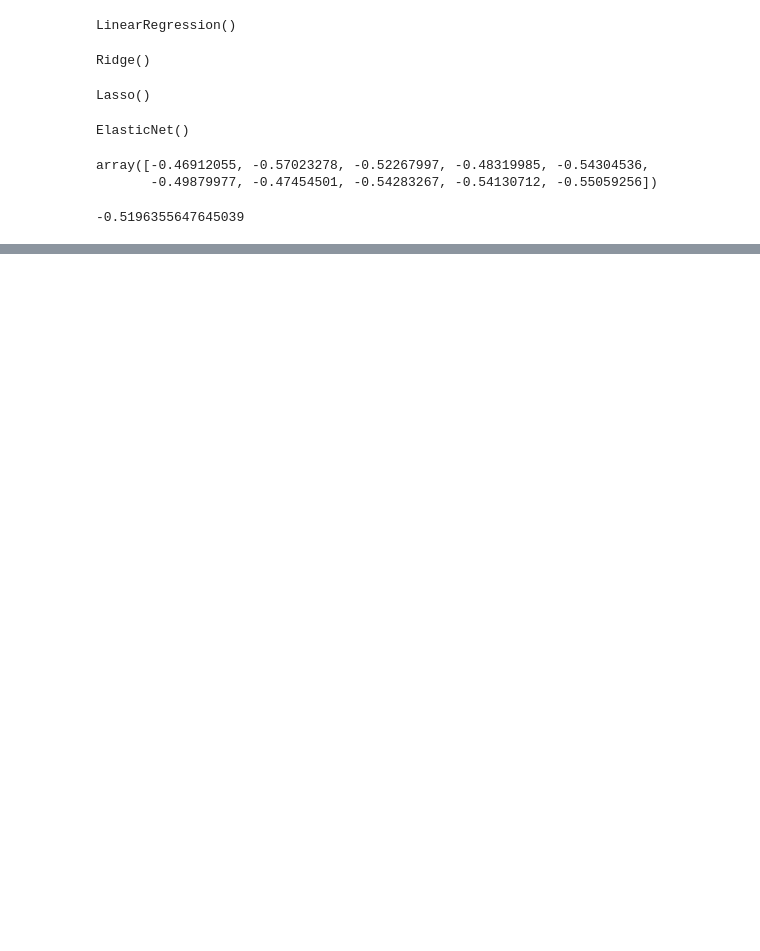
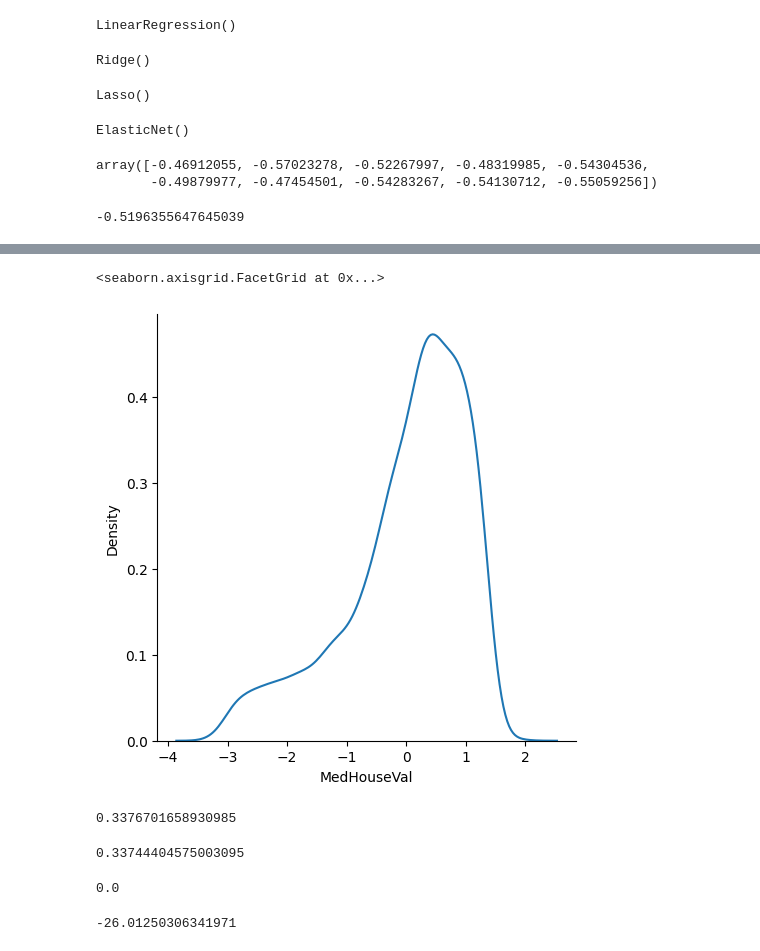
Before and after one commit to deepakalur4/Superivised-ML-Algo-Practical-implementation, a Jupyter notebook: Linear_Regression.ipynb, the cells around one changed output, grey strips where cells are left out. Cells and saved outputs as stored; diff of their text form; code cells hidden in the pictures; blank space fills up the shorter version.

```diff
--- a/Linear_Regression.ipynb
+++ b/Linear_Regression.ipynb
@@ -206,0 +222,5 @@ Elastic_net_model_pred=elastic_net_model.predict(X_test)
+# %%
+sns.displot(Elastic_net_model_pred-y_test,kind="kde")
+# %% [output]
+<seaborn.axisgrid.FacetGrid at 0x...>
+[figure, added]
@@ -206,0 +229,16 @@ Elastic_net_model_pred=elastic_net_model.predict(X_test)
+# %%
+r2_score(linear_model_pred,y_test)
+# %% [output]
+0.3376701658930985
+# %%
+r2_score(ridge_model_pred,y_test)
+# %% [output]
+0.33744404575003095
+# %%
+r2_score(lasso_model_pred,y_test)
+# %% [output]
+0.0
+# %%
+r2_score(Elastic_net_model_pred,y_test)
+# %% [output]
+-26.01250306341971
```
Also changed, not shown: parts of 4 cells of this notebook.
